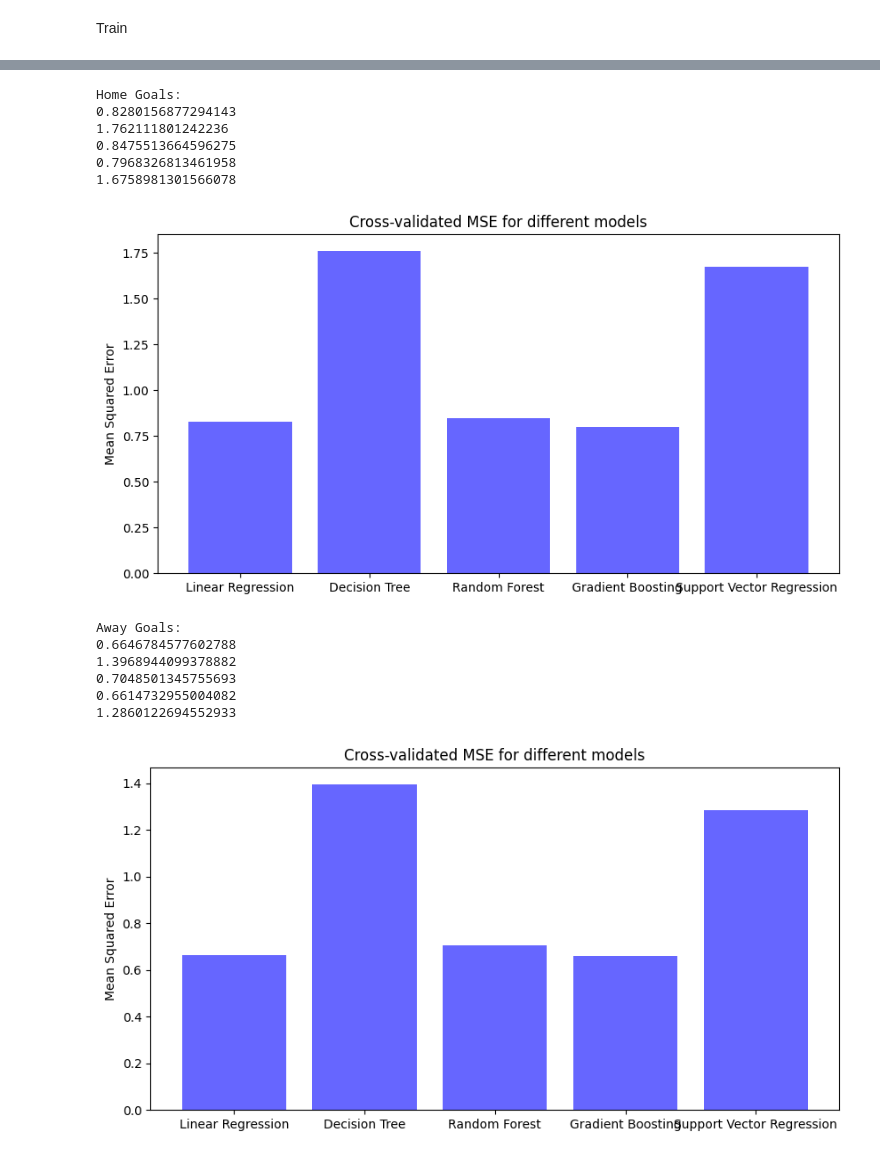
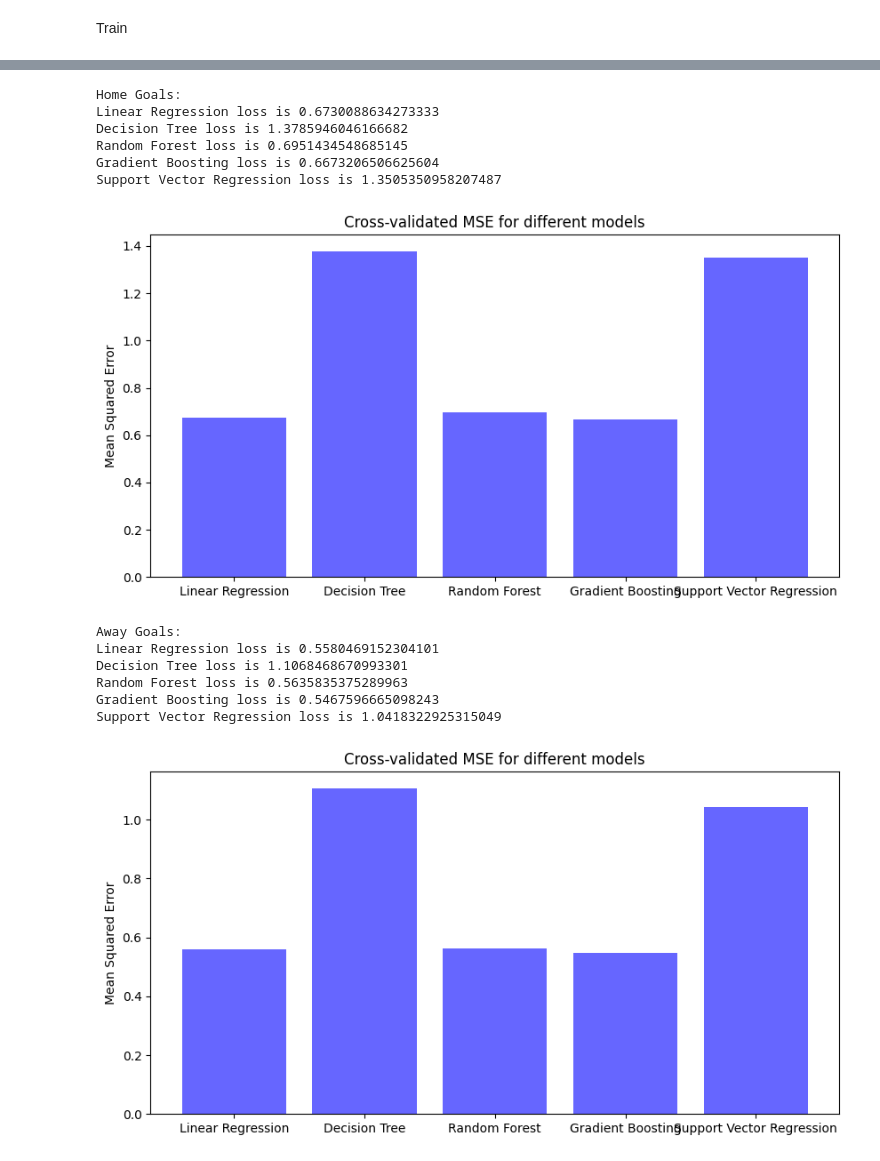
Before and after one commit to AugustRushG/Football_Prediction, a Jupyter notebook: models/august_model.ipynb, the cells around one changed output, grey strips where cells are left out. Cells and saved outputs as stored; diff of their text form; code cells hidden in the pictures.

```diff
--- a/models/august_model.ipynb
+++ b/models/august_model.ipynb
@@ -116,22 +147,23 @@ for season, df in all_match_data.items():
 # %% [markdown]
 Now we need to group previous 3 game stats as features of this game
 # %%
-def calculate_rolling_stats(group):
+def calculate_rolling_stats(group, window_size=3):
     # List of columns to skip
     columns_to_skip = ['timestamp', 'date_GMT', 'status', 'home_team_name', 'away_team_name', 'referee', 'Game Week']
     group = group.sort_values('Game Week')
+
+    # Shift the data down 1 so the current game's stats aren't included
+    group = group.shift(1)
+
     # Iterate over all columns in the group
     for col in group.columns:
         # Skip the column if it is in the list of columns to skip
         if col not in columns_to_skip:
             # The rolling window size is 3, which means the previous 3 games
-            group['rolling_avg_' + col] = group[col].rolling(window=3).mean()
-
-    # Shift the data down 1 so the current game's stats aren't included
-    group = group.shift(1)
+            group['rolling_avg_' + col] = group[col].rolling(window=window_size).mean()
 
     # Drop the first two rows (which won't have any rolling data)
-    group = group.iloc[3:]
+    group = group.iloc[window_size:]
 
     return group
 # %% [markdown]
@@ -144,18 +176,18 @@ all_seasons_away_stats = {}
 
 # Get a list of all season keys, sorted in ascending order
 seasons = sorted(all_match_data.keys())
-
+window_size = 2
 # Use all seasons except the last one
 for season in seasons[:-1]:
     # Apply the calculate_rolling_stats function to the home and away data for this season
-    all_seasons_home_stats[season] = all_match_data[season].groupby('home_team_name').apply(calculate_rolling_stats)
-    all_seasons_away_stats[season] = all_match_data[season].groupby('away_team_name').apply(calculate_rolling_stats)
+    all_seasons_home_stats[season] = all_match_data[season].groupby('home_team_name').apply(calculate_rolling_stats,window_size)
+    all_seasons_away_stats[season] = all_match_data[season].groupby('away_team_name').apply(calculate_rolling_stats,window_size)
 
 # Convert the dictionaries to dataframes
 all_seasons_home_stats_df = pd.concat(all_seasons_home_stats, keys=all_seasons_home_stats.keys())
 all_seasons_away_stats_df = pd.concat(all_seasons_away_stats, keys=all_seasons_away_stats.keys())
 
 # Now, the last season's data can be accessed separately like this
-last_season_home_stats = all_match_data[seasons[-1]].groupby('home_team_name').apply(calculate_rolling_stats)
-last_season_away_stats = all_match_data[seasons[-1]].groupby('away_team_name').apply(calculate_rolling_stats)
+last_season_home_stats = all_match_data[seasons[-1]].groupby('home_team_name').apply(calculate_rolling_stats,window_size)
+last_season_away_stats = all_match_data[seasons[-1]].groupby('away_team_name').apply(calculate_rolling_stats,window_size)
 # %%
@@ -193,13 +226,15 @@ models = {
 }
 # %%
 
-def fit_and_compute_mse(models, X, y, k=10):
+def fit_and_compute_mse(models, X, y, selected_features = None, k=10):
     mse_scores = {}
+
+    X_selected = X if selected_features is None else X[X.columns[selected_features]]
     for name, model in models.items():
-        scores = cross_val_score(model, X, y, cv=k, scoring='neg_mean_squared_error')
+        scores = cross_val_score(model, X_selected, y, cv=k, scoring='neg_mean_squared_error')
         # Take the negative of the scores to get the MSE
         mse_scores[name] = -scores.mean()
-        print(-scores.mean())
+        print(f"{name} loss is {-scores.mean()}")
     # Plot
     plt.figure(figsize=(10, 5))
     plt.bar(mse_scores.keys(), mse_scores.values(), color='blue', alpha=0.6)
@@ -208,0 +247,10 @@ def fit_and_compute_mse(models, X, y, k=10):
+# %%
+selector = SelectKBest(mutual_info_classif, k=20)
+selector.fit_transform(X_home, y_home)
+
+selected_features_home = selector.get_support(indices=True)
+print("Selected features_home: ", X_home.columns[selected_features_home])
+
+selector.fit_transform(X_away,y_away)
+selected_features_away = selector.get_support(indices=True)
+print("Selected features_away: ", X_away.columns[selected_features_away])
@@ -209,21 +275,21 @@ def fit_and_compute_mse(models, X, y, k=10):
 # %%
 print("Home Goals:")
-fit_and_compute_mse(models,X_home,y_home)
+fit_and_compute_mse(models ,X_home,y_home,selected_features_home)
 
 print("Away Goals:")
-fit_and_compute_mse(models, X_away,y_away)
+fit_and_compute_mse(models, X_away,y_away,selected_features_away)
 # %% [output]
 Home Goals:
-0.8280156877294143
-1.762111801242236
-0.8475513664596275
-0.7968326813461958
-1.6758981301566078
+Linear Regression loss is 0.6730088634273333
+Decision Tree loss is 1.3785946046166682
+Random Forest loss is 0.6951434548685145
+Gradient Boosting loss is 0.6673206506625604
+Support Vector Regression loss is 1.3505350958207487
-[figure, old version]
+[figure, new version]
 Away Goals:
-0.6646784577602788
-1.3968944099378882
-0.7048501345755693
-0.6614732955004082
-1.2860122694552933
+Linear Regression loss is 0.5580469152304101
+Decision Tree loss is 1.1068468670993301
+Random Forest loss is 0.5635835375289963
+Gradient Boosting loss is 0.5467596665098243
+Support Vector Regression loss is 1.0418322925315049
-[figure, old version]
+[figure, new version]
```
Also changed, not shown: parts of 9 cells of this notebook, 20 other files.
